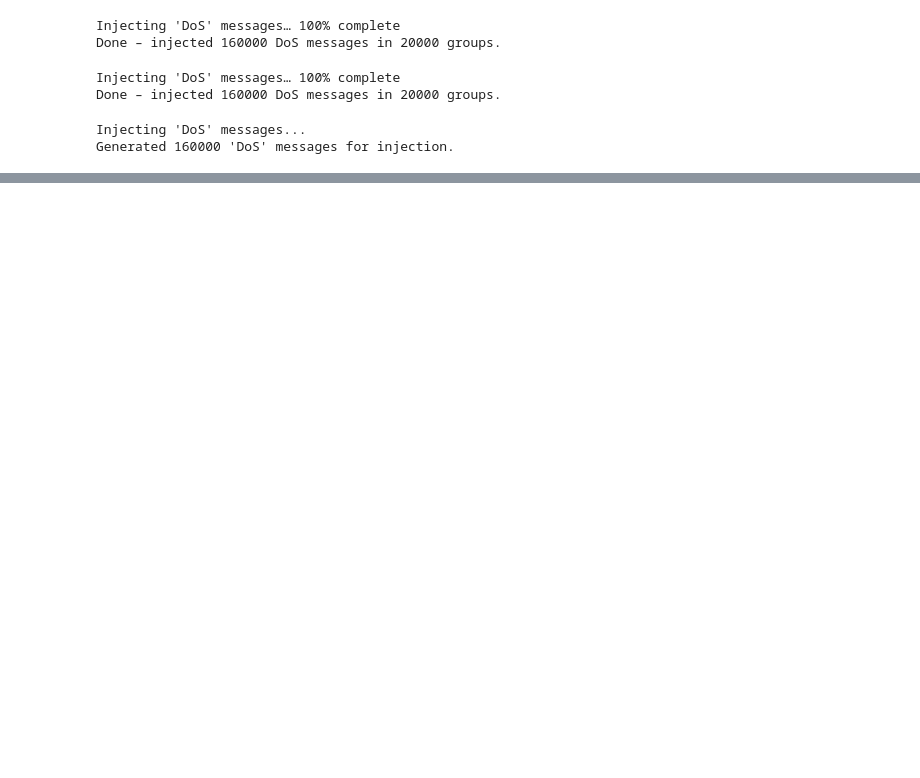
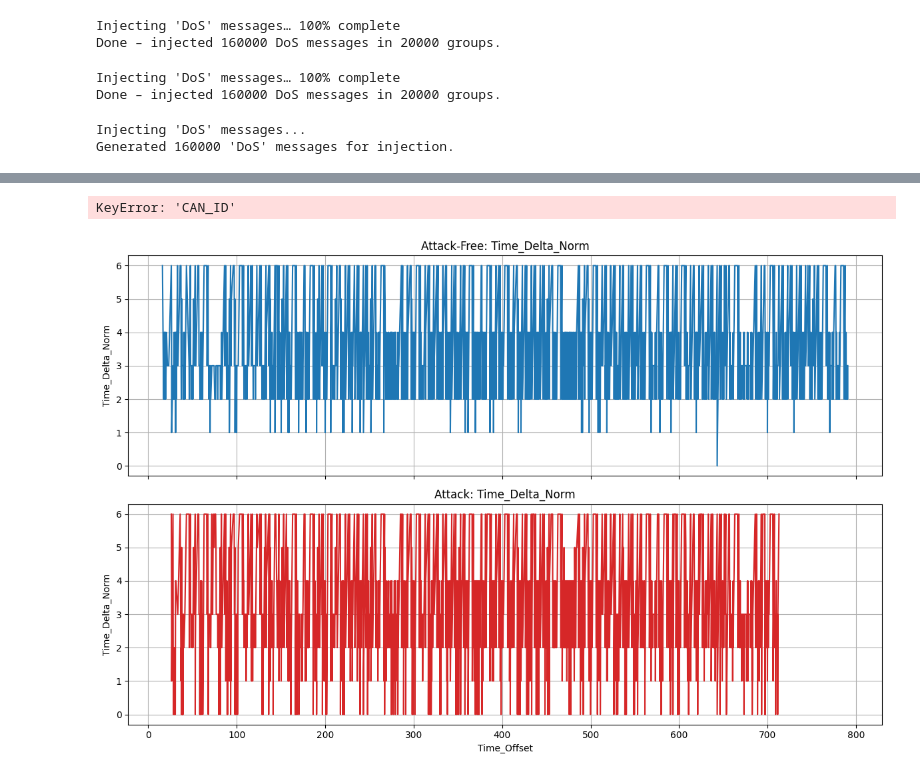
Before and after one commit to Arupreza/UIDS-II, a Jupyter notebook: Gen_Data.ipynb, the cells around one changed output, grey strips where cells are left out. Saved outputs shown, nothing was run; the diff lists cells and outputs as text; code cells hidden in the pictures; blank space fills up the shorter version.

```diff
--- a/Gen_Data.ipynb
+++ b/Gen_Data.ipynb
@@ -57,0 +267,5 @@ Gen_AF_dos_result.to_csv(os.path.join(path, 'Gen_DoS_H.csv'), index=False)
+# %%
+Kia_AF = LoadPreprocessData("Kia_AF.csv")
+Tesla_AF = LoadPreprocessData("Tesla_AF.csv")
+Sil_AF = LoadPreprocessData("Sil_AF.csv")
+Gen_AF = LoadPreprocessData("Gen_AF.csv")
@@ -57,0 +383,8 @@ Gen_AF_dos_result.to_csv(os.path.join(path, 'Gen_DoS_H.csv'), index=False)
+# %%
+Kia_Fuzz_R, Tesla_Fuzz_R, Sil_Fuzz_R, Gen_Fuzz_R = LoadAllDatasets("Kia_Rep_R.csv", "Tesla_Rep_R.csv", "Sil_Rep_R.csv", "Gen_Rep_R.csv")
+# %% [output]
+KeyError: 'CAN_ID'
+# %%
+NormalizePlotComparison(Kia_AF, Kia_Fuzz_R, 'Time_Delta_Norm', 0, 2000)
+# %% [output]
+[figure, added]
```
Also changed, not shown: parts of 49 cells of this notebook, 5 other files.
